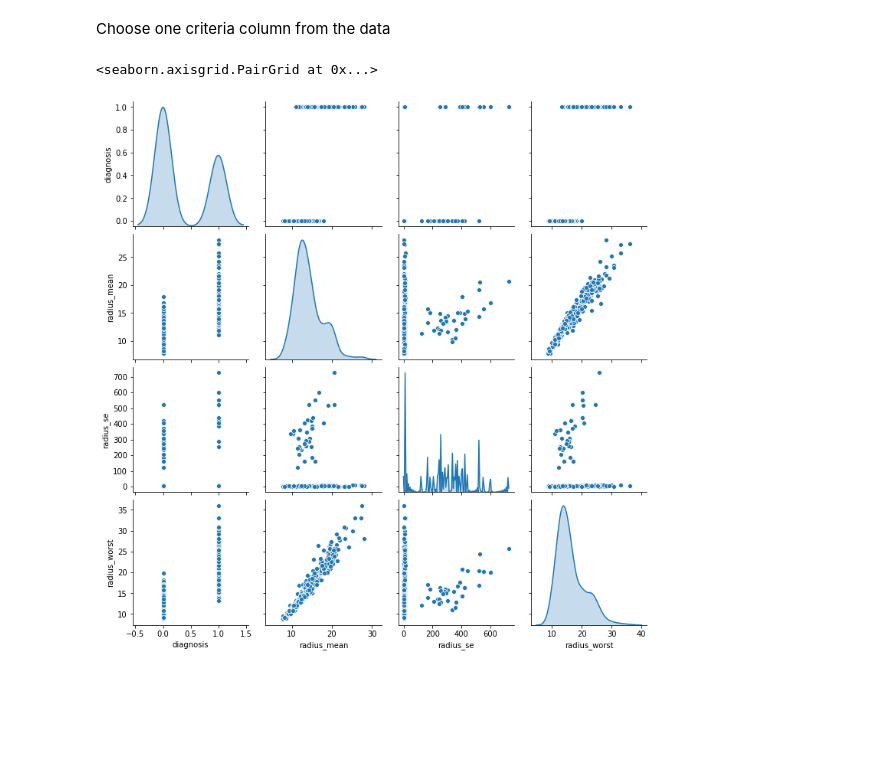
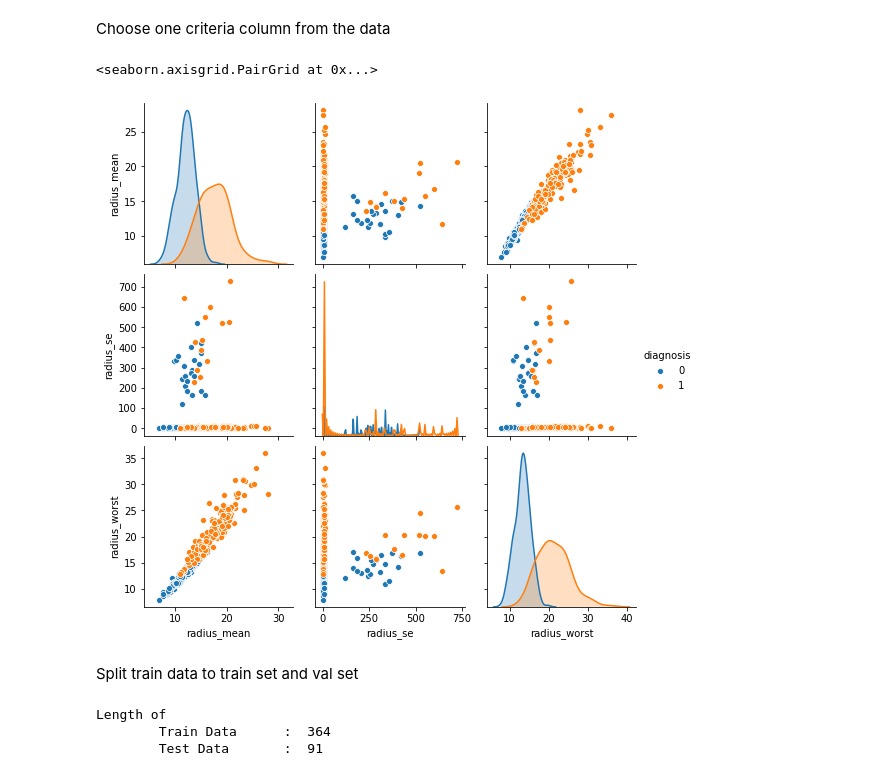
Before and after one commit to kvnchandra/ml-assignment-bangkit, a Jupyter notebook: main.ipynb, the cells around one changed output. Saved outputs shown, nothing was run; the diff lists cells and outputs as text; code cells hidden in the pictures; blank space fills up the shorter version.

Commit message:
Rename some columns and split data to train and val

```diff
--- a/main.ipynb
+++ b/main.ipynb
@@ -67,3 +84,8 @@ dataframe.head()
+# %%
+dataframe.rename(columns={'concave points_mean': 'concave_points_mean',
+                          'concave points_se' : 'concave_points_se',
+                          'concave points_worst' : 'concave_points_worst'},
+                 inplace=True)
 # %% [markdown]
 Based on the table above, **id** won't be used as feature for classification problem. So we remove the **id**
 # %%
@@ -165,7 +187,21 @@ Choose one criteria column from the data
 # %%
 # Create plot to display data
 sns.pairplot(train[["diagnosis", "radius_mean",	"radius_se", "radius_worst"]],
+             hue = 'diagnosis',
              diag_kind="kde")
 # %% [output]
 <seaborn.axisgrid.PairGrid at 0x...>
-[figure, old version]
+[figure, new version]
+# %% [markdown]
+Split train data to train set and val set
+# %%
+train, val = train_test_split(train,
+                              test_size=0.2,
+                              stratify=train['diagnosis'])
+
+print('Length of\n\tTrain Data\t: ', len(train),
+      '\n\tTest Data\t: ', len(val))
+# %% [output]
+Length of
+        Train Data      :  364
+        Test Data       :  91
```
Also changed, not shown: parts of 5 cells of this notebook.
